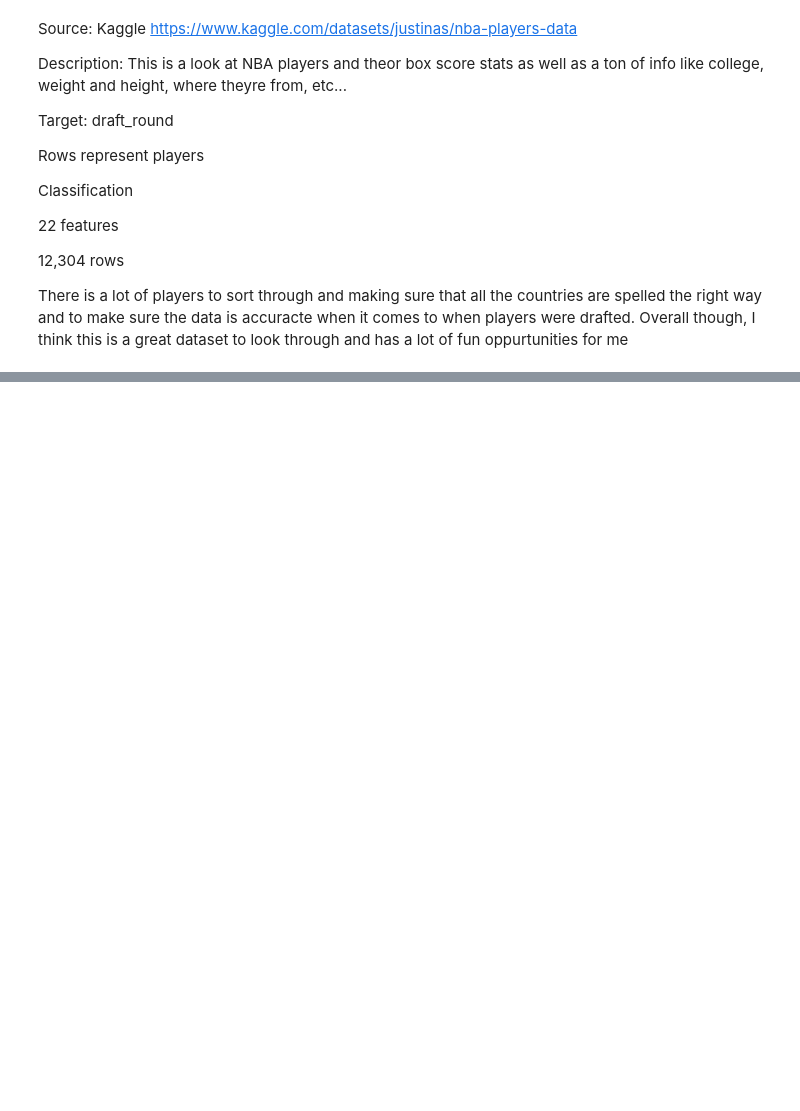
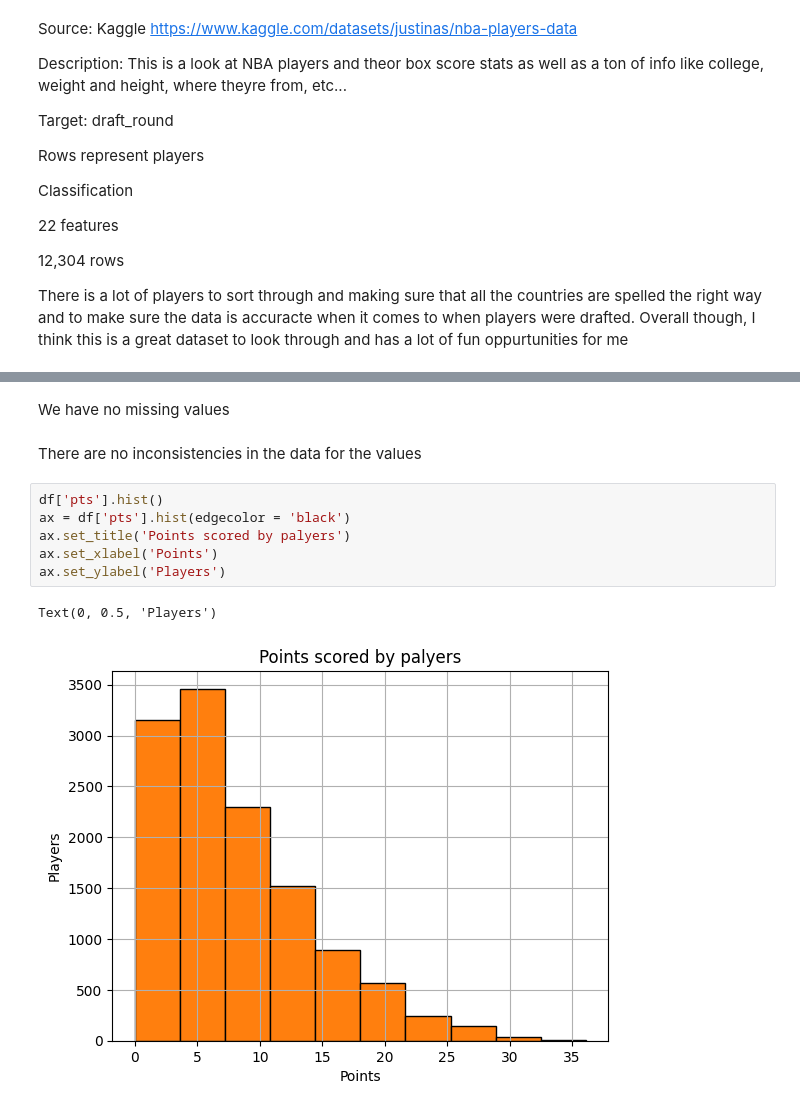
Before and after one commit to BrettBoynton/Project-2, a Jupyter notebook: Project_2.ipynb, the cells around one changed output, grey strips where cells are left out. Drawn from its saved outputs; the diff is of its cells as text; blank space fills up the shorter version.

```diff
--- a/Project_2.ipynb
+++ b/Project_2.ipynb
@@ -63,0 +64,13 @@ Making sure all of the words are spelt correctly and dealing with the num_review
+# %% [markdown]
+We have no missing values
+# %% [markdown]
+There are no inconsistencies in the data for the values
+# %%
+df['pts'].hist()
+ax = df['pts'].hist(edgecolor = 'black')
+ax.set_title('Points scored by palyers')
+ax.set_xlabel('Points')
+ax.set_ylabel('Players')
+# %% [output]
+Text(0, 0.5, 'Players')
+[figure, added]
```
Also changed, not shown: parts of 13 cells of this notebook.
